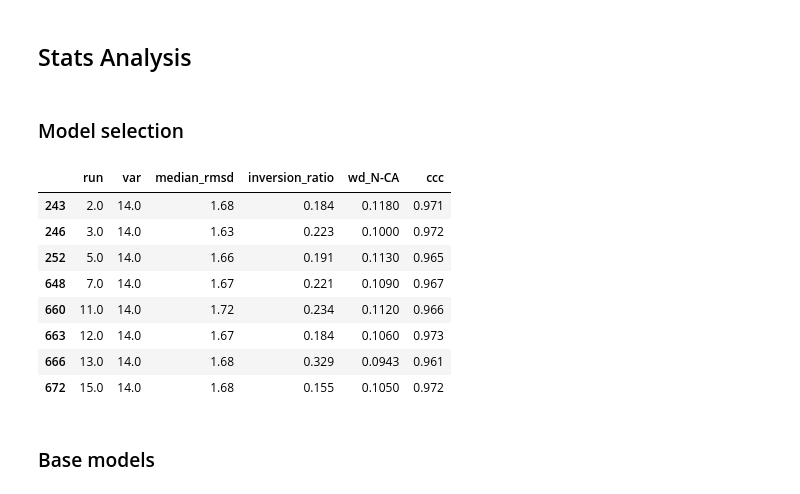
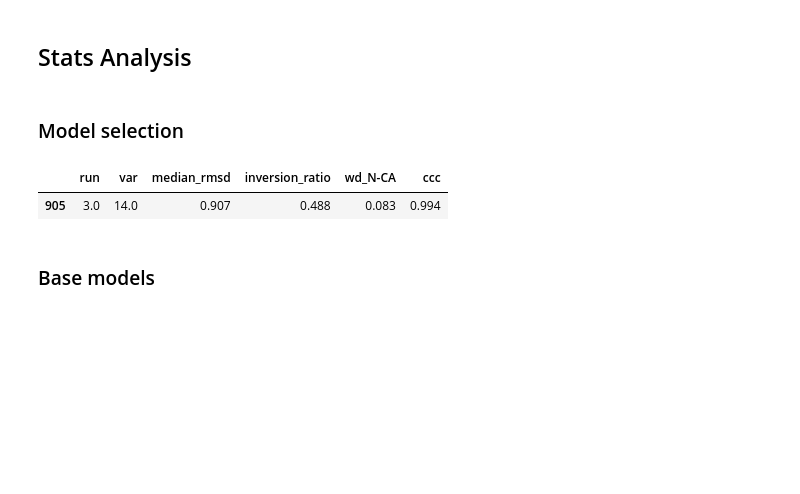
Before and after one commit to briandaniel14/molearn, a Jupyter notebook: analysis/stats_analysis.ipynb, the cells around one changed output. Drawn from its saved outputs; the diff is of its cells as text; code cells hidden in the pictures; blank space fills up the shorter version.

```diff
--- a/analysis/stats_analysis.ipynb
+++ b/analysis/stats_analysis.ipynb
@@ -13,7 +13,7 @@ CCC_THRESHOLD = 0.8
 
 METRICS = ["run", "var", "median_rmsd", "inversion_ratio", "wd_N-CA", "ccc"]
 
-df_all = pd.read_csv(f"{BASE_PATH}/all_stats_round.csv")
+df_all = pd.read_csv(f"{BASE_PATH}/all_stats_rounded.csv")
 
 df_test = df_all[df_all["key"] == "test_trans"].copy()
 df_train = df_all[df_all["key"] == "train_both"].copy()
@@ -24,43 +24,40 @@ df_closed = df_all[df_all["key"] == "train_closed"].copy()
 # %%
 INVERSION_THRESHOLD = 0.15
 WASSERSTEIN_THRESHOLD = 0.15
 RECONSTRUCTION_THRESHOLD = 2
 CCC_THRESHOLD = 0.85
 
+run = 1
+var = 2
 
-# var = 2
+df = df_train.copy()
 
-# df_2 = df_test[
-#     (df_test["var"] == var)
-#     & (df_test["inversion_ratio"] >= INVERSION_THRESHOLD)
-#     & (df_test["wd_N-CA"] <= WASSERSTEIN_THRESHOLD)
-#     & (df_test["ccc"] >= CCC_THRESHOLD)
+# df_2 = df[
+#     (df["var"] == var)
+#     & (df["run"] == run)
+#     & (df["inversion_ratio"] >= INVERSION_THRESHOLD)
+#     & (df["wd_N-CA"] <= WASSERSTEIN_THRESHOLD)
+#     & (df["ccc"] >= CCC_THRESHOLD)
 # ]
 
 # print(df_2[METRICS])
 
 
 var = 14
 run = 3
 
-df_14 = df_test[
-    (df_test["var"] == var)
-    & (df_test["inversion_ratio"] >= INVERSION_THRESHOLD)
-    & (df_test["wd_N-CA"] <= WASSERSTEIN_THRESHOLD)
-    & (df_test["ccc"] >= CCC_THRESHOLD)
+df_14 = df[
+    (df["var"] == var)
+    & (df["run"] == run)
+    & (df["inversion_ratio"] >= INVERSION_THRESHOLD)
+    & (df["wd_N-CA"] <= WASSERSTEIN_THRESHOLD)
+    & (df["ccc"] >= CCC_THRESHOLD)
 ]
 
 df_14[METRICS]
 # %% [output]
 |  | run | var | median_rmsd | inversion_ratio | wd_N-CA | ccc |
-| 243 | 2.0 | 14.0 | 1.68 | 0.184 | 0.1180 | 0.971 |
-| 246 | 3.0 | 14.0 | 1.63 | 0.223 | 0.1000 | 0.972 |
-| 252 | 5.0 | 14.0 | 1.66 | 0.191 | 0.1130 | 0.965 |
-| 648 | 7.0 | 14.0 | 1.67 | 0.221 | 0.1090 | 0.967 |
-| 660 | 11.0 | 14.0 | 1.72 | 0.234 | 0.1120 | 0.966 |
-| 663 | 12.0 | 14.0 | 1.67 | 0.184 | 0.1060 | 0.973 |
-| 666 | 13.0 | 14.0 | 1.68 | 0.329 | 0.0943 | 0.961 |
-| 672 | 15.0 | 14.0 | 1.68 | 0.155 | 0.1050 | 0.972 |
+| 905 | 3.0 | 14.0 | 0.907 | 0.488 | 0.083 | 0.994 |
 # %% [markdown]
 ### Base models
 # %%
```
Also changed, not shown: parts of 9 cells of this notebook, 25 other files.
